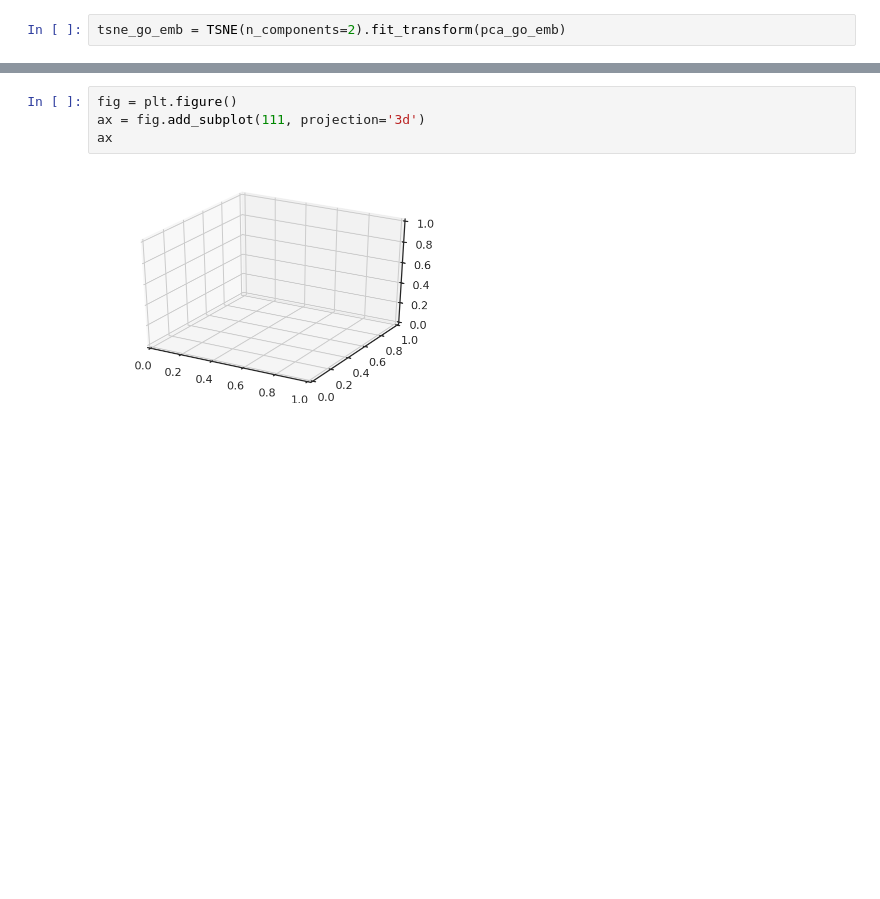
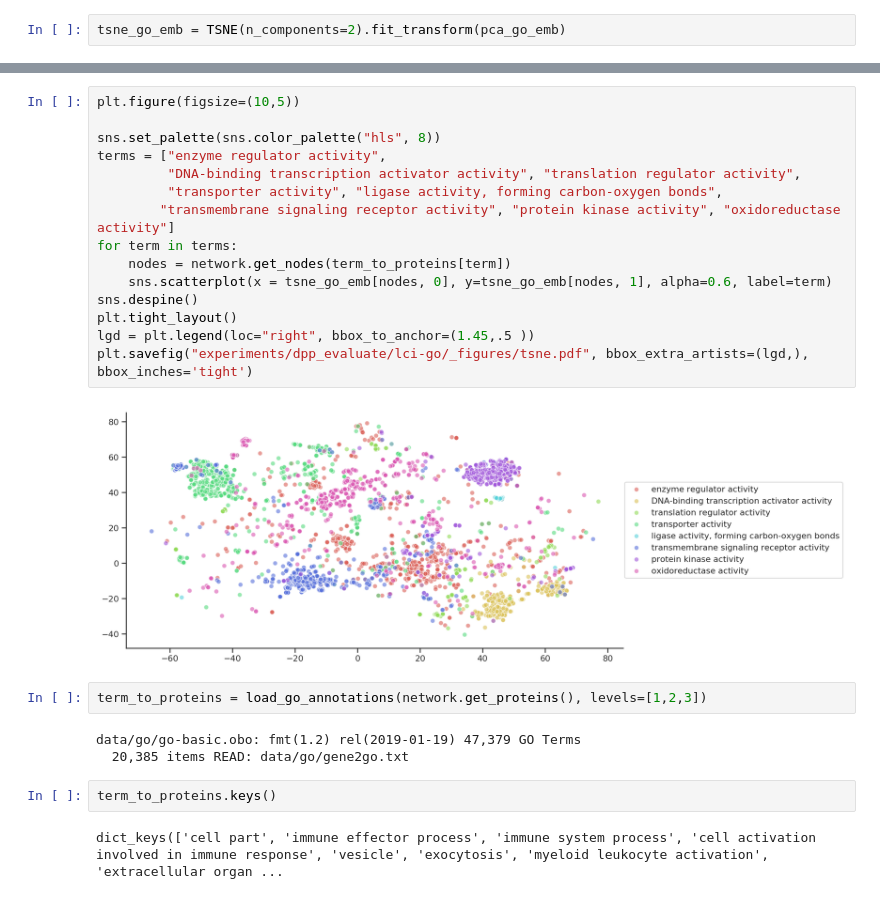
Before and after one commit to seyuboglu/milieu, a Jupyter notebook: notebooks/go_embeddings.ipynb, the cells around one changed output, grey strips where cells are left out. Drawn from its saved outputs; the diff is of its cells as text; blank space fills up the shorter version.

```diff
--- a/notebooks/go_embeddings.ipynb
+++ b/notebooks/go_embeddings.ipynb
@@ -106,6 +89,26 @@ sns.scatterplot(x = tsne_go_emb[top_75, 0], y=tsne_go_emb[top_75, 1], alpha=1.0)
-# %%
-fig = plt.figure()
-ax = fig.add_subplot(111, projection='3d')
-ax
-# %% [output]
-[figure, removed]
+# %%
+plt.figure(figsize=(10,5))
+
+sns.set_palette(sns.color_palette("hls", 8))
+terms = ["enzyme regulator activity",
+         "DNA-binding transcription activator activity", "translation regulator activity",
+         "transporter activity", "ligase activity, forming carbon-oxygen bonds",
+        "transmembrane signaling receptor activity", "protein kinase activity", "oxidoreductase activity"]
+for term in terms:
+    nodes = network.get_nodes(term_to_proteins[term])
+    sns.scatterplot(x = tsne_go_emb[nodes, 0], y=tsne_go_emb[nodes, 1], alpha=0.6, label=term)
+sns.despine()
+plt.tight_layout()
+lgd = plt.legend(loc="right", bbox_to_anchor=(1.45,.5 ))
+plt.savefig("experiments/dpp_evaluate/lci-go/_figures/tsne.pdf", bbox_extra_artists=(lgd,), bbox_inches='tight')
+# %% [output]
+[figure, added]
+# %%
+term_to_proteins = load_go_annotations(network.get_proteins(), levels=[1,2,3])
+# %% [output]
+data/go/go-basic.obo: fmt(1.2) rel(2019-01-19) 47,379 GO Terms
+  20,385 items READ: data/go/gene2go.txt
+# %%
+term_to_proteins.keys()
+# %% [output]
+dict_keys(['cell part', 'immune effector process', 'immune system process', 'cell activation involved in immune response', 'vesicle', 'exocytosis', 'myeloid leukocyte activation', 'extracellular organ ...
```
Also changed, not shown: parts of 5 cells of this notebook, 6 other files.
